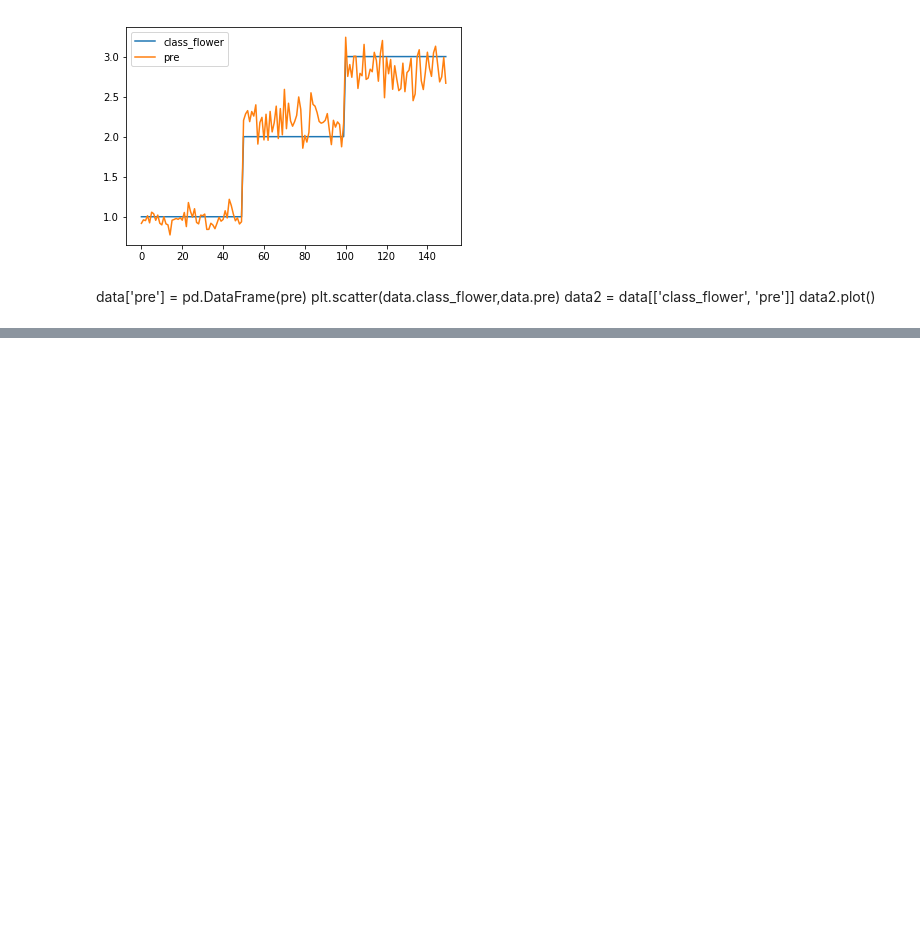
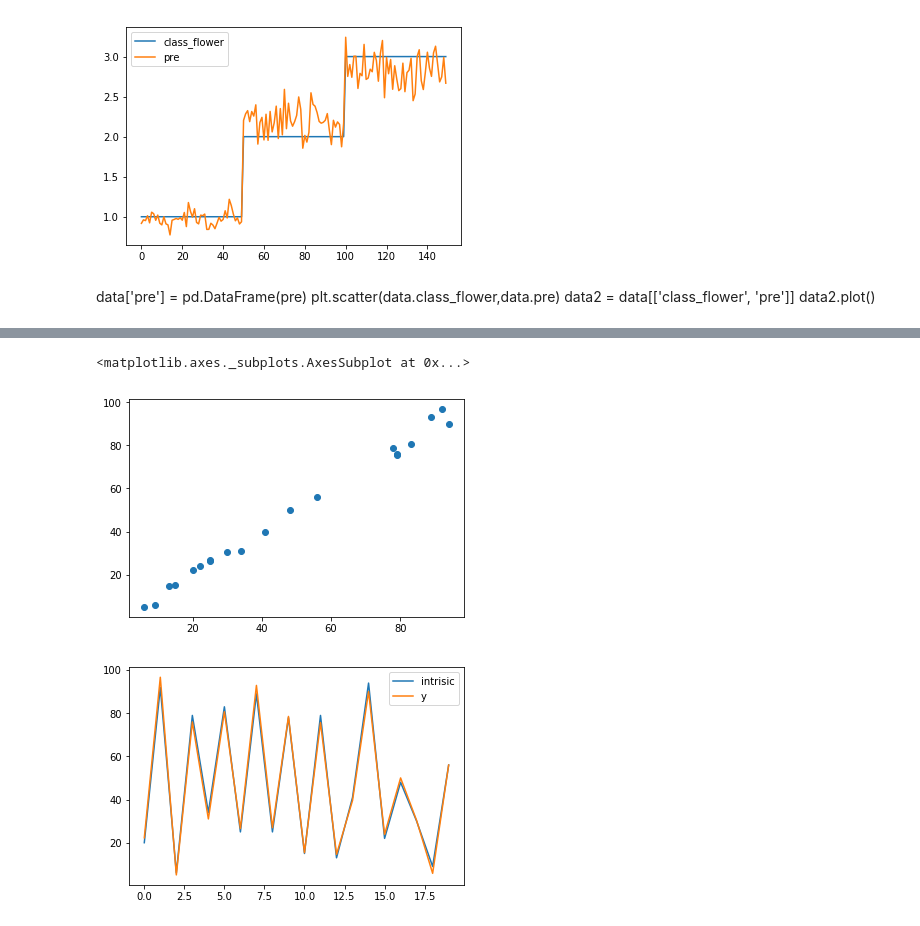
Before and after one commit to will10227/iotCourse, a Jupyter notebook: Homework1.ipynb, the cells around one changed output, grey strips where cells are left out. Saved outputs shown, nothing was run; the diff lists cells and outputs as text; code cells hidden in the pictures; blank space fills up the shorter version.

```diff
--- a/Homework1.ipynb
+++ b/Homework1.ipynb
@@ -140,0 +187,9 @@ data.to_csv("result.csv")
+# %%
+x_s = student[['x1','x2']]
+
+x_s = x_s.values.reshape(-1,2)
+y_s = y_s.values.reshape(-1,1)
+# %%
+model_s = LR()
+model_s.fit(x_s,y_s)
+pre_s = model_s.predict(x_s)
@@ -140,0 +201,9 @@ data.to_csv("result.csv")
+# %%
+student['y'] = pd.DataFrame(pre_s)
+plt.scatter(student.intrisic,student.y)
+student2 = student[['intrisic','y']]
+student2.plot()
+# %% [output]
+<matplotlib.axes._subplots.AxesSubplot at 0x...>
+[figure, added]
+[figure, added]
```
Also changed, not shown: parts of 11 cells of this notebook, 4 other files.
